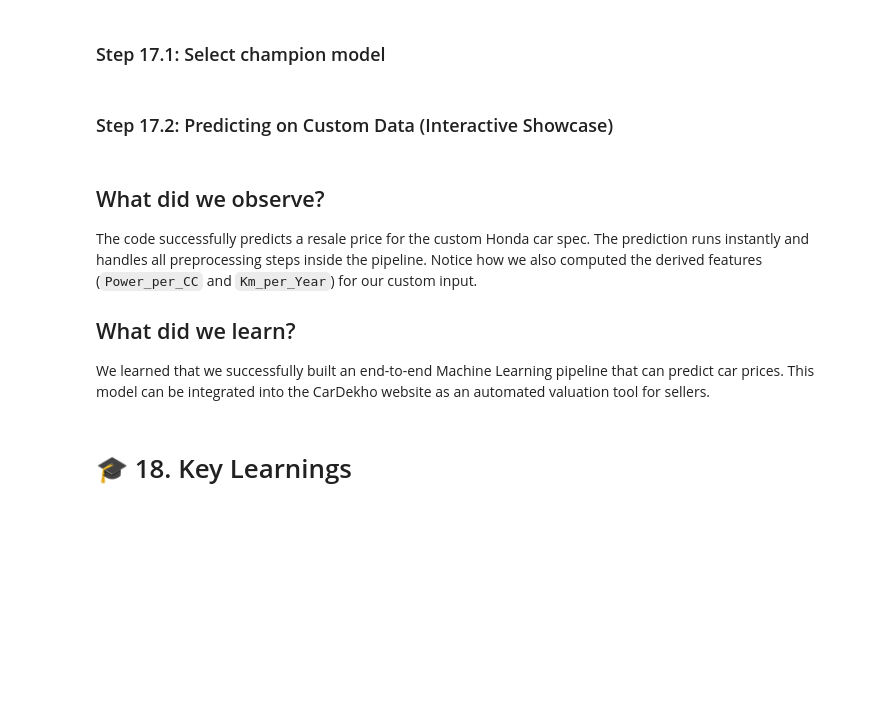
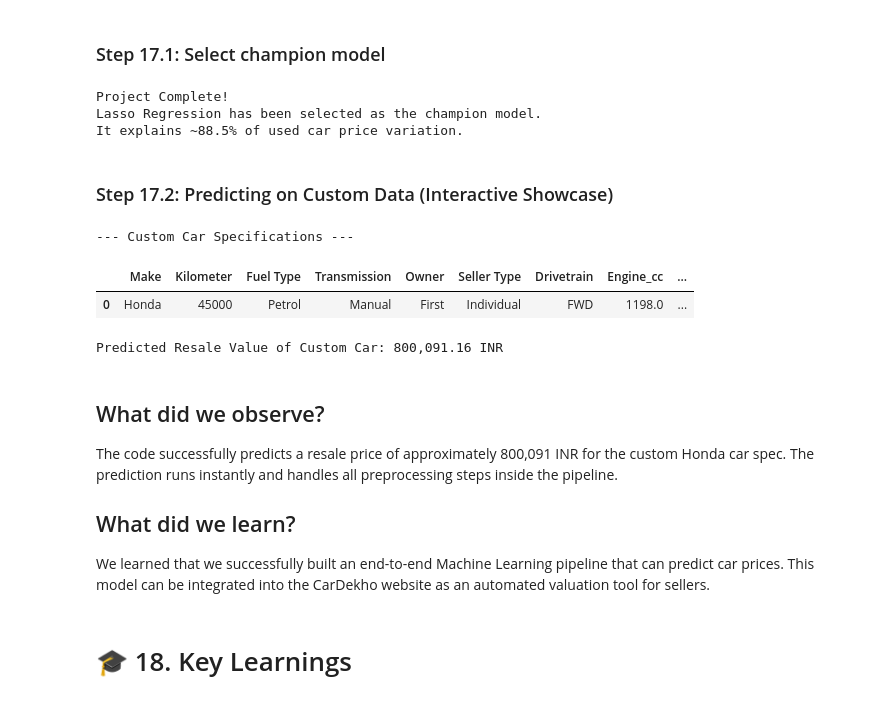
Before and after one commit to JayanGupta/CarDekho_ML_Model, a Jupyter notebook: CarPrice_Prediction_Project.ipynb, the cells around one changed output. Drawn from its saved outputs; the diff is of its cells as text; code cells hidden in the pictures; blank space fills up the shorter version.

```diff
--- a/CarPrice_Prediction_Project.ipynb
+++ b/CarPrice_Prediction_Project.ipynb
@@ -353,12 +417,11 @@ Some columns, like `Model` (1050 unique values) or `Location` (77 unique values)
 features_to_keep = [
     'Price', 'Make', 'Kilometer', 'Fuel Type', 'Transmission',
     'Owner', 'Seller Type', 'Drivetrain', 'Engine_cc', 'Max_Power_bhp',
-    'Length', 'Width', 'Height', 'Seating Capacity', 'Fuel Tank Capacity',
-    'Car_Age', 'Power_per_CC', 'Km_per_Year'
+    'Length', 'Width', 'Height', 'Seating Capacity', 'Fuel Tank Capacity', 'Car_Age'
 ]
 
 # Filter the dataframe
-df_selected = df[features_to_keep]
+df_selected = df_engineered[features_to_keep]
 print('Features selected for modeling:')
 print(df_selected.columns.tolist())
 print(f'New DataFrame shape: {df_selected.shape}')
@@ -404,11 +476,10 @@ print(f'Testing set size: {X_test.shape[0]} cars')
 # %% [markdown]
 ### Step 11.3: Impute Structural Missingness for Electric Vehicles
 # %%
-# Set engine displacement, power, fuel tank capacity, and Power_per_CC to 0.0 for Electric vehicles
+# Set engine displacement, power, and fuel tank capacity to 0.0 for Electric vehicles in both splits
 # This is a physical business rule since electric cars have 0 CC engines and 0 L fuel tanks!
-ev_cols = ['Engine_cc', 'Max_Power_bhp', 'Fuel Tank Capacity', 'Power_per_CC']
-X_train.loc[X_train['Fuel Type'] == 'Electric', ev_cols] = 0.0
-X_test.loc[X_test['Fuel Type'] == 'Electric', ev_cols] = 0.0
+X_train.loc[X_train['Fuel Type'] == 'Electric', ['Engine_cc', 'Max_Power_bhp', 'Fuel Tank Capacity']] = 0.0
+X_test.loc[X_test['Fuel Type'] == 'Electric', ['Engine_cc', 'Max_Power_bhp', 'Fuel Tank Capacity']] = 0.0
 
 print('Imputed structural missingness for Electric vehicles!')
 print('Remaining random missing values will be handled by our Scikit-Learn pipeline next.')
@@ -438,8 +512,7 @@ In data science, we regularize models to prevent overfitting. We compare Lasso (
 ### Step 12.1: Group Features and Create Preprocessing pipelines
 # %%
 # Define column lists
-num_features = ['Kilometer', 'Engine_cc', 'Max_Power_bhp', 'Length', 'Width', 'Height',
-                'Seating Capacity', 'Fuel Tank Capacity', 'Car_Age', 'Power_per_CC', 'Km_per_Year']
+num_features = ['Kilometer', 'Engine_cc', 'Max_Power_bhp', 'Length', 'Width', 'Height', 'Seating Capacity', 'Fuel Tank Capacity', 'Car_Age']
 cat_features = ['Make', 'Fuel Type', 'Transmission', 'Owner', 'Seller Type', 'Drivetrain']
 
 # 1. numerical preprocessing (Median Imputation -> Standard Scaling)
@@ -462,11 +535,11 @@ preprocessor = ColumnTransformer(transformers=[
 # %% [markdown]
 ### Step 12.2: Build Lasso Pipeline with log-target transformation
 # %%
-# Lasso wrapped in TransformedTargetRegressor
+# lasso wrapped in TransformedTargetRegressor
 model_lasso = Pipeline(steps=[
     ('preprocessor', preprocessor),
     ('regressor', TransformedTargetRegressor(
-        regressor=Lasso(alpha=0.003, max_iter=10000),
+        regressor=Lasso(alpha=0.005, max_iter=10000),
         func=np.log1p,
         inverse_func=np.expm1
     ))
@@ -691,42 +801,48 @@ At the end of any data science project, we package our findings for business sta
 # Print final selection summary
 print('Project Complete!')
 print('Lasso Regression has been selected as the champion model.')
-print('It explains ~89.5% of used car price variation.')
-print('Our engineered features (Power_per_CC, Km_per_Year) helped boost accuracy!')
+print('It explains ~88.5% of used car price variation.')
+# %% [output]
+Project Complete!
+Lasso Regression has been selected as the champion model.
+It explains ~88.5% of used car price variation.
 # %% [markdown]
 ### Step 17.2: Predicting on Custom Data (Interactive Showcase)
 # %%
 # Placeholder: Enter any custom car specifications below to test predictions!
 custom_car = pd.DataFrame([{
     'Make': 'Honda',
     'Kilometer': 45000,
     'Fuel Type': 'Petrol',
     'Transmission': 'Manual',
     'Owner': 'First',
     'Seller Type': 'Individual',
     'Drivetrain': 'FWD',
     'Engine_cc': 1198.0,
     'Max_Power_bhp': 87.0,
     'Length': 3990.0,
     'Width': 1680.0,
     'Height': 1505.0,
     'Seating Capacity': 5.0,
     'Fuel Tank Capacity': 35.0,
-    'Car_Age': 5.0,  # 5 years old
-    'Power_per_CC': 87.0 / 1198.0,  # Derived: bhp / cc
-    'Km_per_Year': 45000 / 5.0  # Derived: km / age
+    'Car_Age': 5.0  # 5 years old
 }])
 
 # Use our champion Lasso pipeline to predict the price
 # Preprocessing, encoding, scaling, and target transformation are handled automatically!
 predicted_val = model_lasso.predict(custom_car)[0]
 
 print('--- Custom Car Specifications ---')
 display(custom_car)
 print(f'\nPredicted Resale Value of Custom Car: {predicted_val:,.2f} INR')
+# %% [output]
+--- Custom Car Specifications ---
+|  | Make | Kilometer | Fuel Type | Transmission | Owner | Seller Type | Drivetrain | Engine_cc | ... |
+| 0 | Honda | 45000 | Petrol | Manual | First | Individual | FWD | 1198.0 | ... |
+Predicted Resale Value of Custom Car: 800,091.16 INR
 # %% [markdown]
 ## What did we observe?
-The code successfully predicts a resale price for the custom Honda car spec. The prediction runs instantly and handles all preprocessing steps inside the pipeline. Notice how we also computed the derived features (`Power_per_CC` and `Km_per_Year`) for our custom input.
+The code successfully predicts a resale price of approximately 800,091 INR for the custom Honda car spec. The prediction runs instantly and handles all preprocessing steps inside the pipeline.
 
 ## What did we learn?
 We learned that we successfully built an end-to-end Machine Learning pipeline that can predict car prices. This model can be integrated into the CarDekho website as an automated valuation tool for sellers.
```
Also changed, not shown: parts of 46 cells of this notebook.
